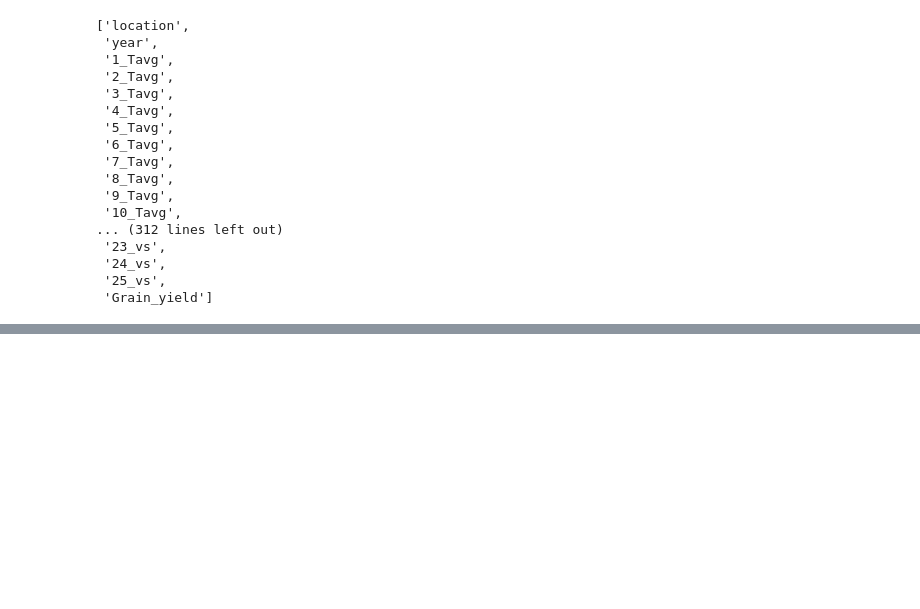
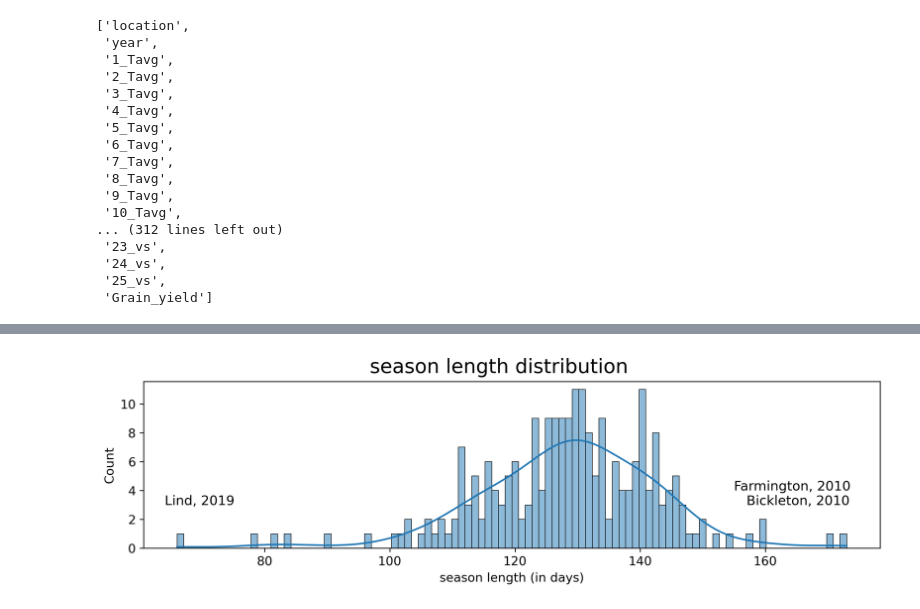
Before and after one commit to HNoorazar/Ag_Others, a Jupyter notebook: Ehsan/Wheat/00_read_excel_dump.ipynb, the cells around one changed output, grey strips where cells are left out. Cells and saved outputs as stored; diff of their text form; code cells hidden in the pictures; blank space fills up the shorter version.

Commit message:
some basid models: low p-val, high SE
rename notebook

```diff
--- a/Ehsan/Wheat/00_read_excel_dump.ipynb
+++ b/Ehsan/Wheat/00_read_excel_dump.ipynb
@@ -45,0 +132,6 @@ os.makedirs(wheat_reOrganized, exist_ok=True)
+# %%
+wheat_date.rename(columns={"planting_doy": "plant_doy",
+                           "harvesting_doy": "harvest_doy"}, inplace=True)
+
+wheat_date["season_length"] = wheat_date["harvest_doy"] - wheat_date["plant_doy"]
+wheat_date.head(2)
@@ -45,0 +142,4 @@ os.makedirs(wheat_reOrganized, exist_ok=True)
+# %%
+wheat_date["heading_date"] =  pd.to_datetime(wheat_date["heading_date"])
+wheat_date["harvest_date"] =  pd.to_datetime(wheat_date["harvest_date"])
+wheat_date["planting_date"] =  pd.to_datetime(wheat_date["planting_date"])
@@ -45,0 +244,36 @@ os.makedirs(wheat_reOrganized, exist_ok=True)
+# %%
+df = wheat_date.copy()
+df.sort_values(by="season_length", inplace=True)
+df.reset_index(inplace=True, drop=True)
+df.head(2)
+
+min_loc = df.loc[0, "location"]
+min_year = df.loc[0, "year"]
+
+two_max_idx = list(df.index)[-2:]
+max_loc = df.loc[two_max_idx[1], "location"]
+max_year = df.loc[two_max_idx[1], "year"]
+
+max2_loc = df.loc[two_max_idx[0], "location"]
+max2_year = df.loc[two_max_idx[0], "year"]
+# %%
+fig, axes = plt.subplots(1, 1, figsize=(10, 3), sharey=False, sharex=False, dpi=dpi_)
+sns.set_style({'axes.grid' : False})
+
+sns.histplot(data=df["season_length"], ax=axes, bins=100, kde=True);
+# axes.legend(["ANPP (mean lb/acr)"], loc='upper right');
+axes.set_xlabel("season length (in days)");
+
+text_ = min_loc + ", " + str(min_year)
+axes.text(df.loc[0, "season_length"]-2, 3, text_, fontsize = 12);
+
+text_ = max_loc + ", " + str(max_year) + "\n   " + max2_loc + ", " + str(max2_year)
+axes.text(df.loc[two_max_idx[0], "season_length"]-15, 3, text_, fontsize = 12);
+
+# axes.set_title('season length distribution');
+fig.suptitle('season length distribution', y=0.95, fontsize=18)
+fig.subplots_adjust(top=0.85, bottom=0.15, left=0.052, right=0.981, wspace=-0.2, hspace=0)
+file_name = wheat_plot_dir + "season_length_hist.pdf"
+plt.savefig(file_name, dpi=400)
+# %% [output]
+[figure, added]
```
Also changed, not shown: parts of 46 cells of this notebook, 7 other files.
